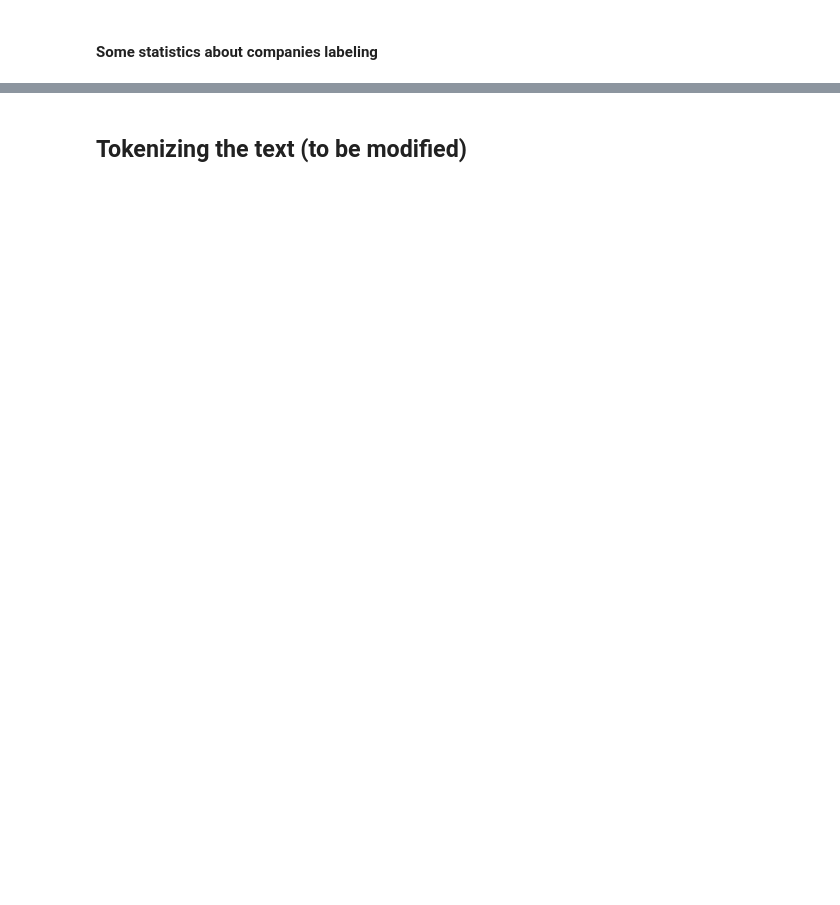
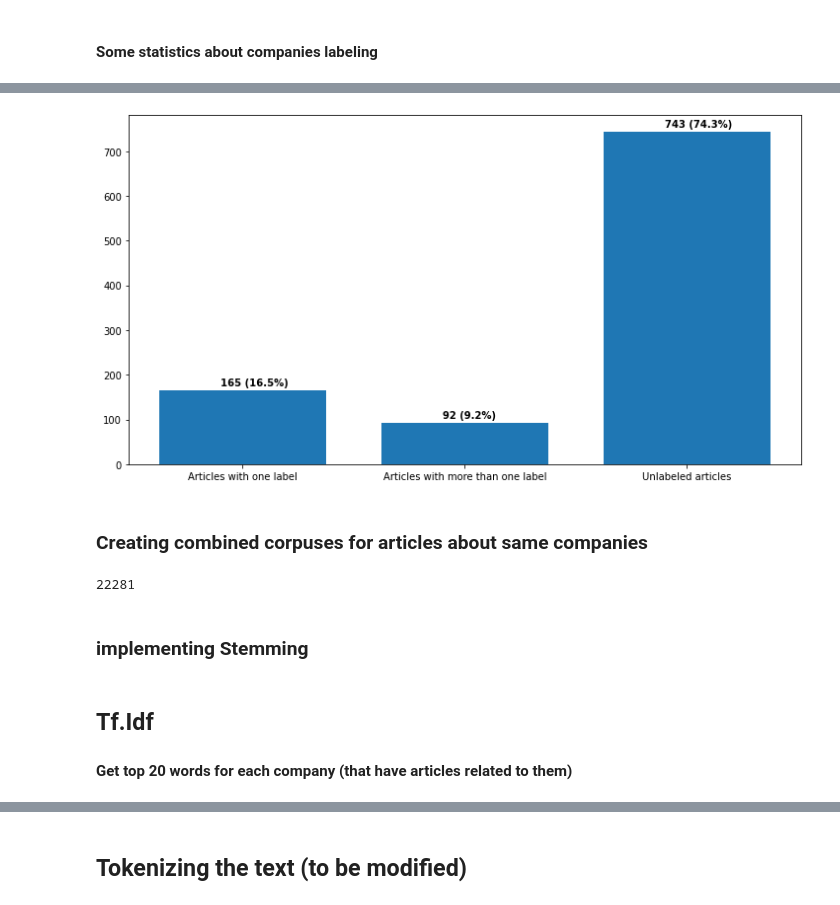
Before and after one commit to clemTJ/Company-Information-PSAT, a Jupyter notebook: Article_Labeling_Clem.ipynb, the cells around one changed output, grey strips where cells are left out. Drawn from its saved outputs; the diff is of its cells as text; code cells hidden in the pictures; blank space fills up the shorter version.

```diff
--- a/Article_Labeling_Clem.ipynb
+++ b/Article_Labeling_Clem.ipynb
@@ -202,0 +240,14 @@ plt.show()
+# %%
+one_label_articles = len([x for x in df_cleaned["labels"] if len(x) == 1])
+various_labels_articles = len([x for x in df_cleaned["labels"] if len(x) > 1])
+unlabeled_articles = len([x for x in df_cleaned["labels"] if not x])
+
+plt.figure(figsize=(12.2, 6.5))
+plt.bar(['Articles with one label', 'Articles with more than one label', 'Unlabeled articles'], [one_label_articles, various_labels_articles, unlabeled_articles], width=0.75)
+for i, v in enumerate([one_label_articles, various_labels_articles, unlabeled_articles]):
+    plt.text(i - 0.1, v + 10, str(v) + ' (' + str(round(v/df_cleaned.shape[0]*100,2)) + '%)', fontweight='bold')
+plt.show()
+# %% [output]
+[figure, added]
+# %% [markdown]
+### Creating combined corpuses for articles about same companies
@@ -202,0 +265,12 @@ plt.show()
+# %%
+# Example
+corpus = combine_articles(df_cleaned, '21st Century Fox')
+len(corpus[0])
+# %% [output]
+22281
+# %% [markdown]
+### implementing Stemming
+# %% [markdown]
+## Tf.Idf
+
+#### Get top 20 words for each company (that have articles related to them)
```
Also changed, not shown: parts of 21 cells of this notebook, 1 other file.
